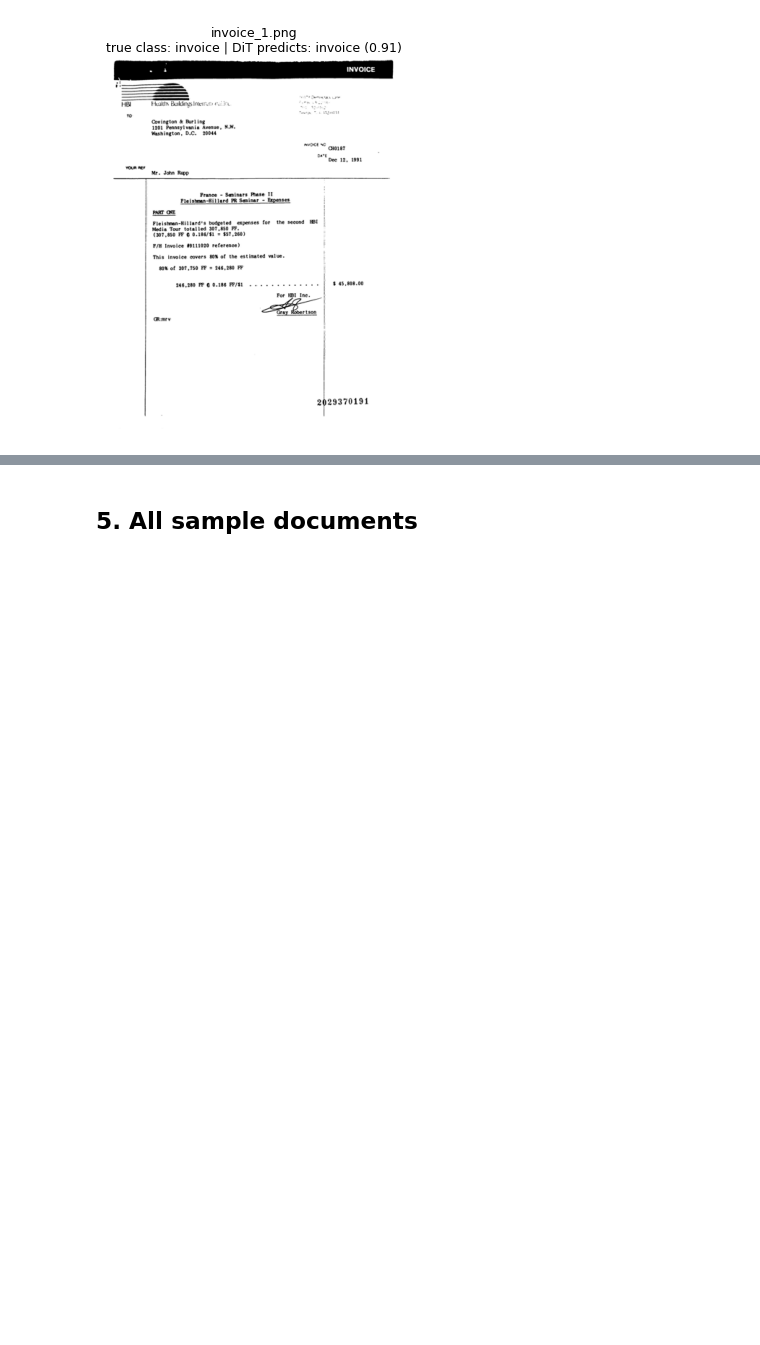
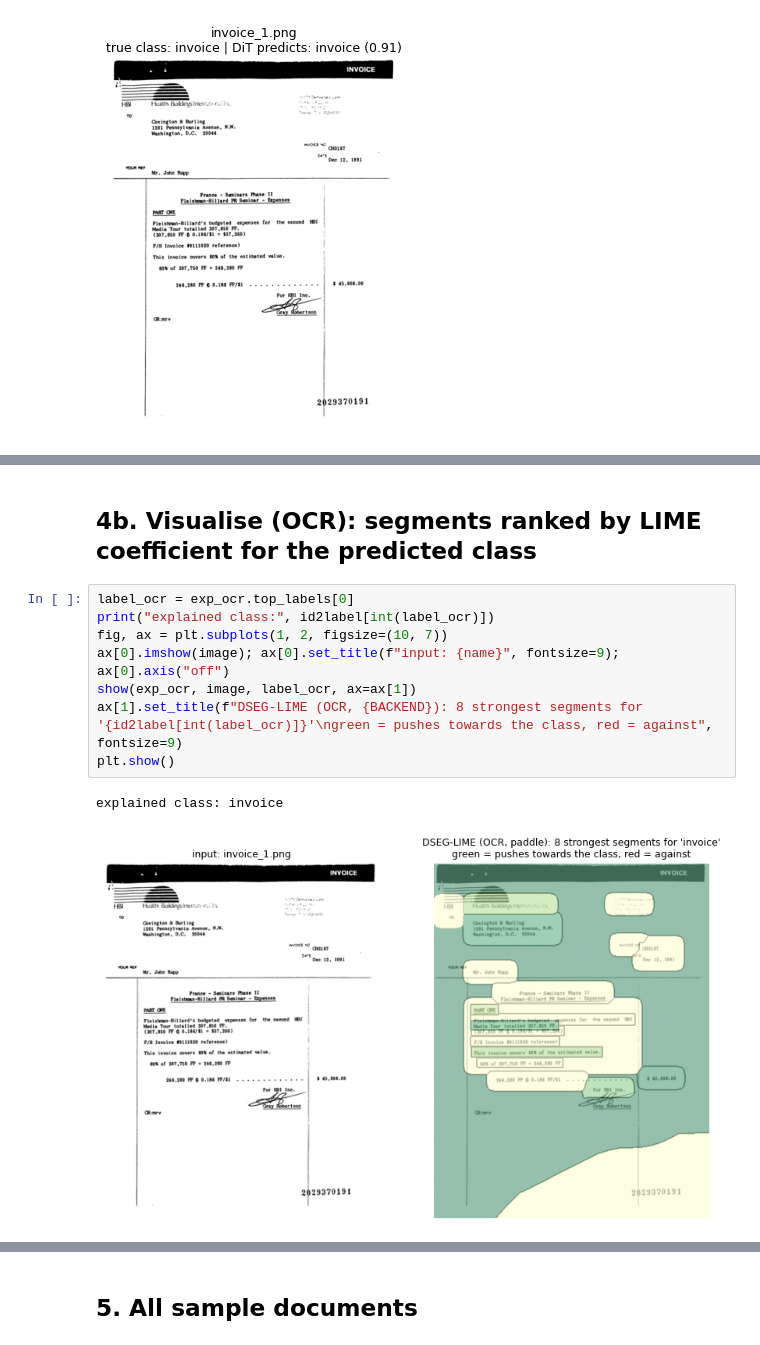
Before and after one commit to EmanuelaBoros/dseg-lime, a Jupyter notebook: notebooks/dseg_lime_rvlcdip.ipynb, the cells around one changed output, grey strips where cells are left out. Cells and saved outputs as stored; diff of their text form; blank space fills up the shorter version.

```diff
--- a/notebooks/dseg_lime_rvlcdip.ipynb
+++ b/notebooks/dseg_lime_rvlcdip.ipynb
@@ -196,0 +221,13 @@ explained class: invoice
+# %% [markdown]
+## 4b. Visualise (OCR): segments ranked by LIME coefficient for the predicted class
+# %%
+label_ocr = exp_ocr.top_labels[0]
+print("explained class:", id2label[int(label_ocr)])
+fig, ax = plt.subplots(1, 2, figsize=(10, 7))
+ax[0].imshow(image); ax[0].set_title(f"input: {name}", fontsize=9); ax[0].axis("off")
+show(exp_ocr, image, label_ocr, ax=ax[1])
+ax[1].set_title(f"DSEG-LIME (OCR, {BACKEND}): 8 strongest segments for '{id2label[int(label_ocr)]}'\ngreen = pushes towards the class, red = against", fontsize=9)
+plt.show()
+# %% [output]
+explained class: invoice
+[figure, added]
```
Also changed, not shown: parts of 11 cells of this notebook, 1 other file.
